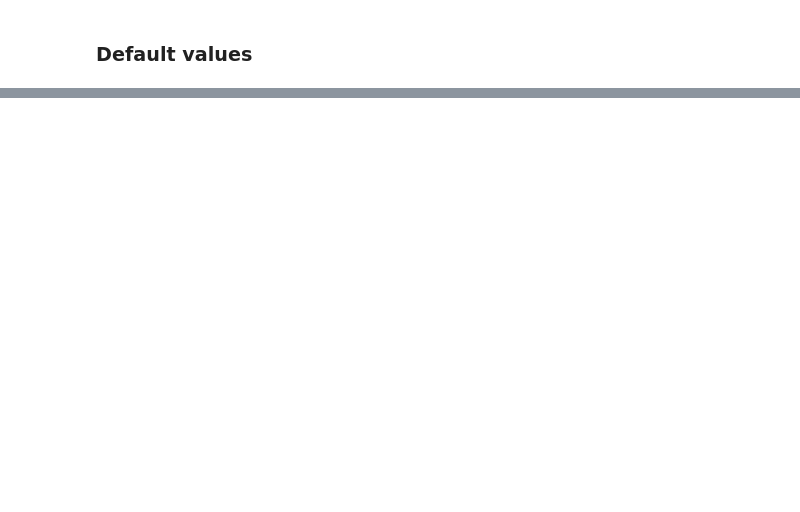
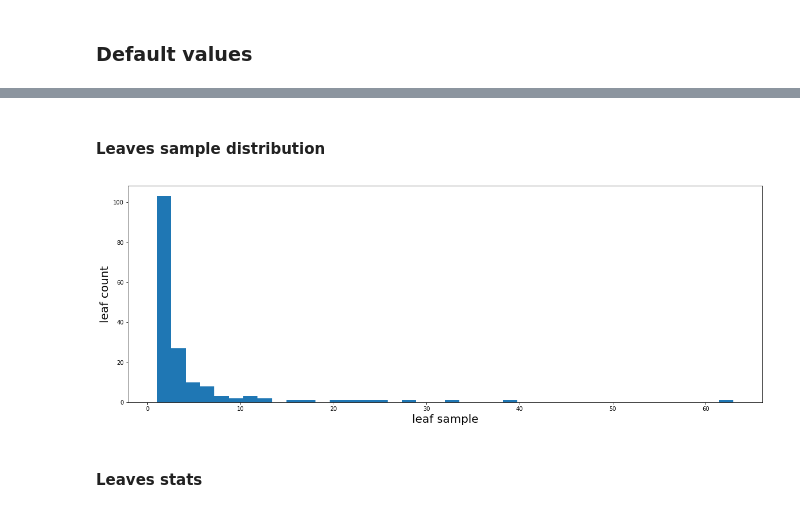
Before and after one commit to tlapusan/woodpecker, a Jupyter notebook: notebooks/DecisionTreeStructure.ipynb, the cells around one changed output, grey strips where cells are left out. Saved outputs shown, nothing was run; the diff lists cells and outputs as text; code cells hidden in the pictures; blank space fills up the shorter version.

```diff
--- a/notebooks/DecisionTreeStructure.ipynb
+++ b/notebooks/DecisionTreeStructure.ipynb
@@ -164,0 +182,8 @@ dts.show_features_importance()
+# %% [markdown]
+#### Leaves sample distribution
+# %%
+dts.show_leaf_samples_distribution(bins=40, figsize=(20,7))
+# %% [output]
+[figure, added]
+# %% [markdown]
+#### Leaves stats
```
Also changed, not shown: parts of 93 cells of this notebook, 1 other file.
